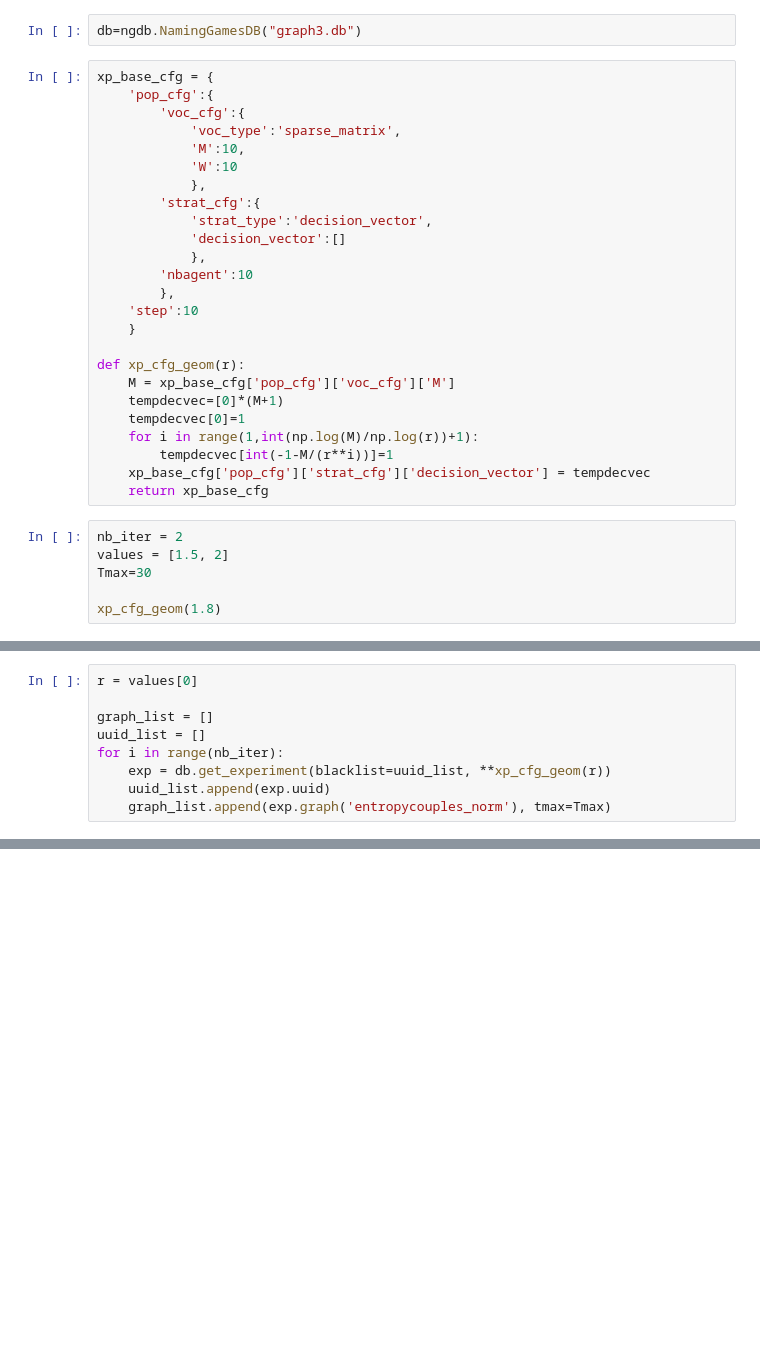
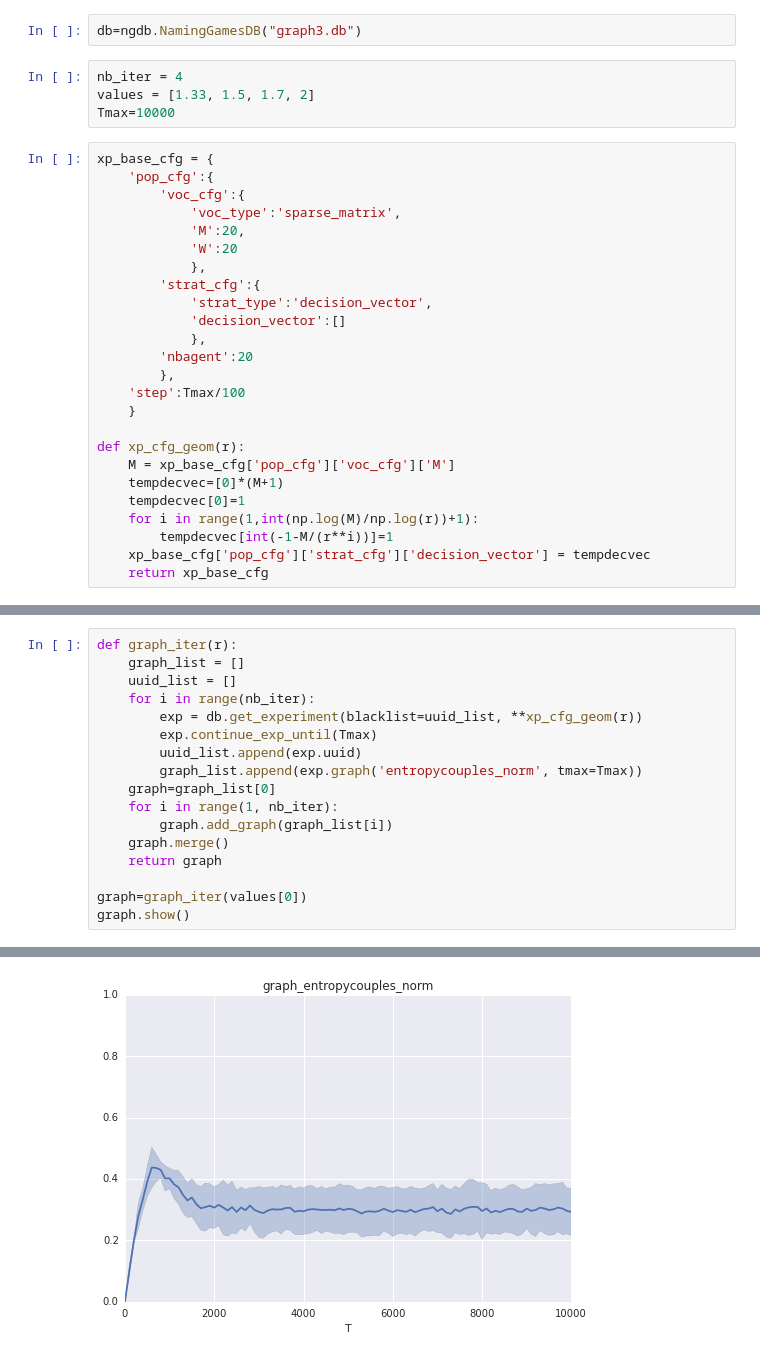
Before and after one commit to flowersteam/naminggamesal, a Jupyter notebook: graphs/Graph3_GeometricalDecisionVector.ipynb, the cells around one changed output, grey strips where cells are left out. Saved outputs shown, nothing was run; the diff lists cells and outputs as text; blank space fills up the shorter version.

Commit message:
ipynb for all graphs but no_2

```diff
--- a/graphs/Graph3_GeometricalDecisionVector.ipynb
+++ b/graphs/Graph3_GeometricalDecisionVector.ipynb
@@ -9,20 +11,24 @@ from lib import ngdb
 # %%
 db=ngdb.NamingGamesDB("graph3.db")
+# %%
+nb_iter = 4
+values = [1.33, 1.5, 1.7, 2]
+Tmax=10000
 # %%
 xp_base_cfg = {
     'pop_cfg':{
         'voc_cfg':{
             'voc_type':'sparse_matrix',
-            'M':10,
-            'W':10
+            'M':20,
+            'W':20
             },
         'strat_cfg':{
             'strat_type':'decision_vector',
             'decision_vector':[]
             },
-        'nbagent':10
+        'nbagent':20
         },
-    'step':10
+    'step':Tmax/100
     }
 
 def xp_cfg_geom(r):
@@ -33,9 +39,3 @@ def xp_cfg_geom(r):
         tempdecvec[int(-1-M/(r**i))]=1
     xp_base_cfg['pop_cfg']['strat_cfg']['decision_vector'] = tempdecvec
     return xp_base_cfg
-# %%
-nb_iter = 2
-values = [1.5, 2]
-Tmax=30
-
-xp_cfg_geom(1.8)
@@ -48,10 +42,18 @@ xp_cfg_geom(1.8)
 # %%
-r = values[0]
+def graph_iter(r):
+    graph_list = []
+    uuid_list = []
+    for i in range(nb_iter):
+        exp = db.get_experiment(blacklist=uuid_list, **xp_cfg_geom(r))
+        exp.continue_exp_until(Tmax)
+        uuid_list.append(exp.uuid)
+        graph_list.append(exp.graph('entropycouples_norm', tmax=Tmax))
+    graph=graph_list[0]
+    for i in range(1, nb_iter):
+        graph.add_graph(graph_list[i])
+    graph.merge()
+    return graph
 
-graph_list = []
-uuid_list = []
-for i in range(nb_iter):
-    exp = db.get_experiment(blacklist=uuid_list, **xp_cfg_geom(r))
-    uuid_list.append(exp.uuid)
-    graph_list.append(exp.graph('entropycouples_norm'), tmax=Tmax)
+graph=graph_iter(values[0])
+graph.show()
 # %% [output]
@@ -59,0 +60 @@ TypeError: object() takes no parameters
+[figure, added]
```
Also changed, not shown: parts of 5 cells of this notebook, 5 other files.
